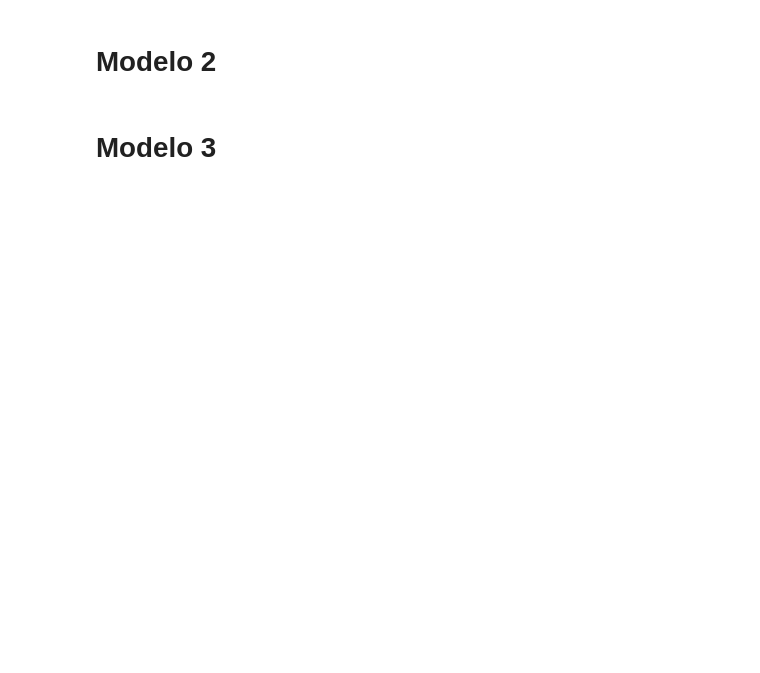
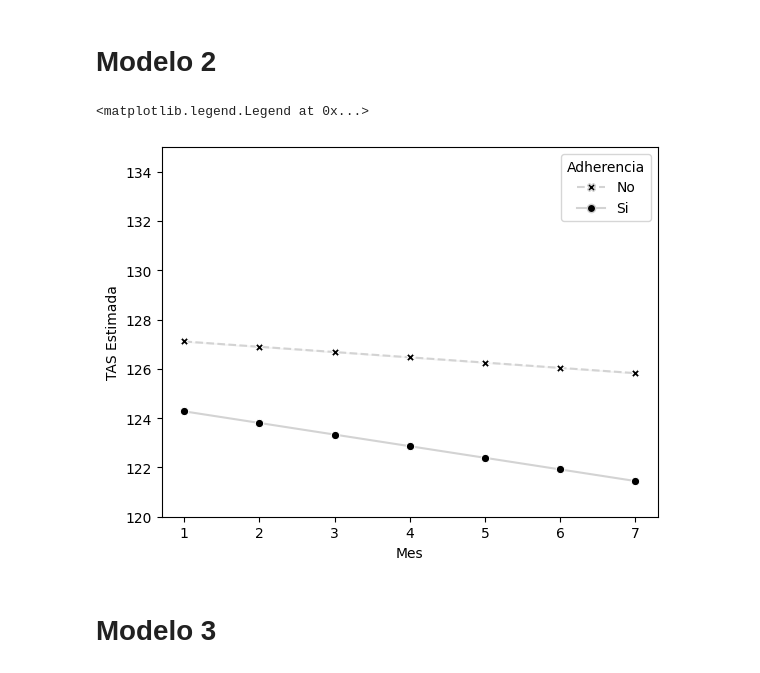
Before and after one commit to ecometto94/Tesis, a Jupyter notebook: Sintaxis/Análisis Inferencial_R.ipynb, the cells around one changed output. Saved outputs shown, nothing was run; the diff lists cells and outputs as text; code cells hidden in the pictures; blank space fills up the shorter version.

```diff
--- a/Sintaxis/Análisis Inferencial_R.ipynb
+++ b/Sintaxis/Análisis Inferencial_R.ipynb
@@ -127,11 +222,40 @@ with open("../Tesina/Mio/tables/modelo_1.tex", "w") as f:
 # Modelo 2
 # %%
 formula = ro.Formula("TAS ~ Sexo + Edad + Adherencia_Perfecta + Mes + Mes:Adherencia_Perfecta")
-random_formula = ro.Formula("~ 1 + Mes | idPaciente")
-modelo_2 = nlme.lme(formula, random=random_formula, data=tesis, method="ML")
+modelo_2 = nlme.lme(formula, random=random_formula, data=tesis, method="ML", corr=nlme.corAR1())
 # %%
 with open("../Tesina/Mio/tables/modelo_2.tex", "w") as f:
     f.write(model_to_latex(modelo_2))
+# %%
+sample_df["Estimated_modelo_2"] = get_predictions(modelo_2, sample_df)
+
+lineplot = sns.lineplot(
+    data=sample_df[sample_df["Adherencia_Perfecta"] == 0],
+    x="Mes",
+    y="Estimated_modelo_2",
+    color="lightgrey",
+    marker="X",
+    markerfacecolor="black",
+    linestyle="--",
+    label="No"
+)
+lineplot = sns.lineplot(
+    data=sample_df[sample_df["Adherencia_Perfecta"] == 1],
+    x="Mes",
+    y="Estimated_modelo_2",
+    color="lightgrey",
+    marker="o",
+    markerfacecolor="black",
+    linestyle="-",
+    label="Si"
+)
+plt.ylim(YLIM)
+plt.ylabel("TAS Estimada")
+
+plt.legend(handles=handles, title="Adherencia")
+# %% [output]
+<matplotlib.legend.Legend at 0x...>
+[figure, added]
 # %% [markdown]
 # Modelo 3
 # %%
```
Also changed, not shown: parts of 17 cells of this notebook, 7 other files.
